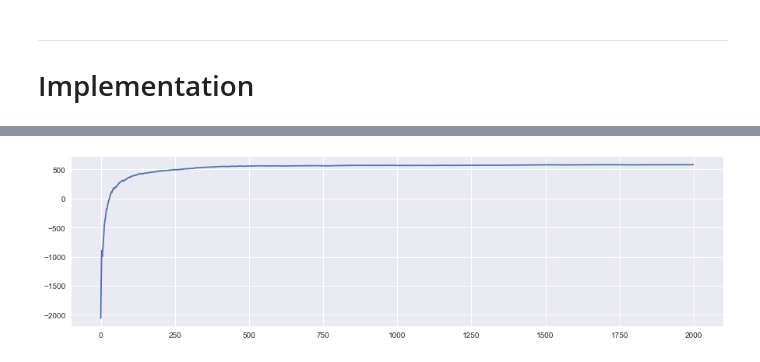
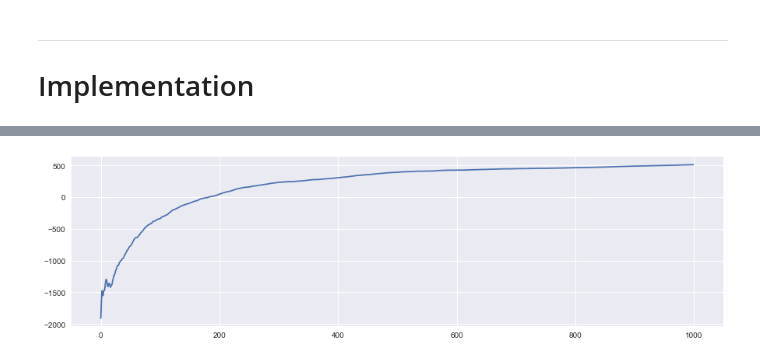
Before and after one commit to TheoLvs/reinforcement-learning, a Jupyter notebook: 2. Data Center Cooling/1. Reinforcement Learning - Q Learning.ipynb, the cells around one changed output, grey strips where cells are left out. Drawn from its saved outputs; the diff is of its cells as text; code cells hidden in the pictures.

Commit message:
update notebook with agent class

```diff
--- a/2. Data Center Cooling/1. Reinforcement Learning - Q Learning.ipynb
+++ b/2. Data Center Cooling/1. Reinforcement Learning - Q Learning.ipynb
@@ -129,0 +106,5 @@ array([[ 0.,  0.,  0.,  0.,  0.,  0.,  0.,  0.,  0.,  0.],
+# %%
+states_size = len(env.observation_space)
+actions_size = len(env.action_space)
+
+agent = QAgent(states_size,actions_size)
@@ -130,5 +134,5 @@ array([[ 0.,  0.,  0.,  0.,  0.,  0.,  0.,  0.,  0.,  0.],
 # %%
-def run_episode(env,Q,max_step = 100,episode_number = 0,lr = 0.8,gamma = 0.95,verbose = 1):
+def run_episode(env,agent,max_step = 100,verbose = 1):
     s = env.reset()
 
     episode_reward = 0
@@ -137,33 +141,34 @@ def run_episode(env,Q,max_step = 100,episode_number = 0,lr = 0.8,gamma = 0.95,ve
     while i < max_step:
 
         # Choose an action
-        q = Q[s,:]+ np.random.randn(1,len(env.action_space)) * 0.01* (1./(episode_number + 1))
-        a = np.argmax(q)
+        a = agent.act(s)
 
         # Take the action, and get the reward from environment
-        s_new,r,done = env.step(a)
+        s_next,r,done = env.step(a)
 
-
-        if verbose: print(s_new,r,done)
+        if verbose: print(s_next,r,done)
 
         # Update our knowledge in the Q-table
-        Q[s,a] = (1-lr)*Q[s,a] + lr*(r+gamma*np.max(Q[s_new,:]))
+        agent.train(s,a,r,s_next)
 
         # Update the caches
         episode_reward += r
-        s = s_new
+        s = s_next
 
         # If the episode is terminated
         i += 1
         if done:
             break
 
-    return Q,episode_reward,env
+    return env,agent,episode_reward
 # %%
 def run_n_episodes(env,n_episodes = 2000,lr = 0.8,gamma = 0.95):
 
-    # Initialize the Q-table
-    Q = initialize_Q_table(len(env.observation_space),len(env.action_space))
+    # Initialize the agent
+    states_size = len(env.observation_space)
+    actions_size = len(env.action_space)
+
+    agent = QAgent(states_size,actions_size,lr = lr,gamma = gamma)
 
     # Store the rewards
     rewards = []
@@ -172,21 +177,18 @@ def run_n_episodes(env,n_episodes = 2000,lr = 0.8,gamma = 0.95):
     for i in tqdm(range(n_episodes)):
 
         # Run the episode
-        Q,episode_reward,env_temp = run_episode(env,Q,episode_number=i,lr = lr,gamma = gamma,verbose = 0)
+        env_temp,agent,episode_reward = run_episode(env,agent,verbose = 0)
         rewards.append(episode_reward)
 
 
     # Plot rewards
-    average_running_rewards = np.cumsum(rewards)/np.array(range(1,len(rewards)+1))
-    plt.figure(figsize = (15,4))
-    plt.plot(average_running_rewards)
-    plt.show()
+    utils.plot_average_running_rewards(rewards)
 
-    return Q,rewards
+    return agent,rewards
 # %%
-Q,rewards = run_n_episodes(env,n_episodes=2000,lr = 0.1)
+agent,rewards = run_n_episodes(env,n_episodes=1000,lr = 0.1,gamma=0.9)
 # %% [output]
-[figure, old version]
+[figure, new version]
 # %%
 env.reset()
 env.render()
```
Also changed, not shown: parts of 10 cells of this notebook.
